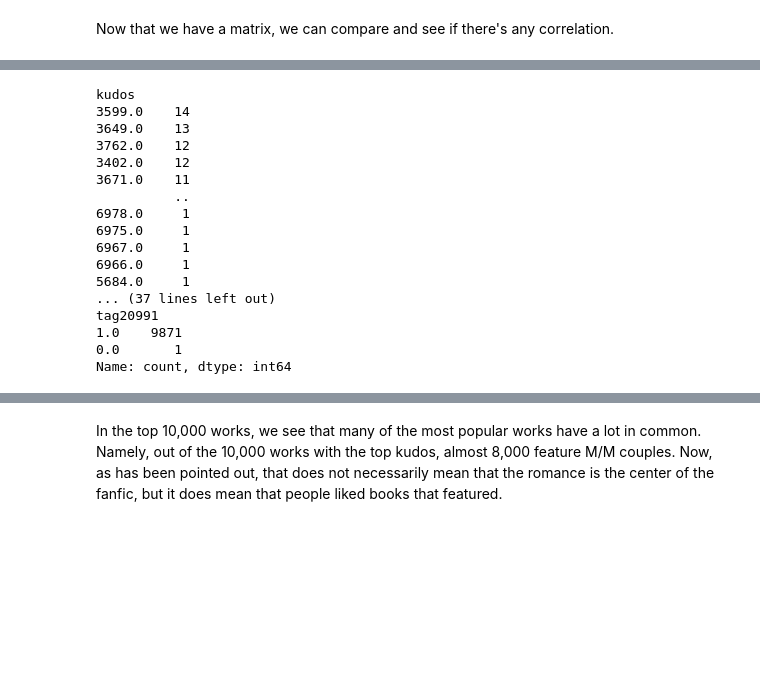
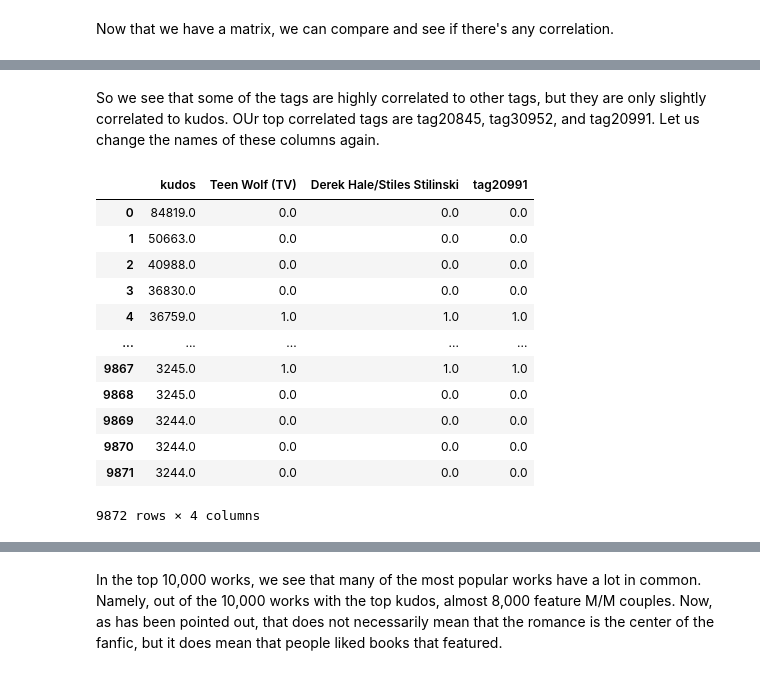
Before and after one commit to bekwashburn/COMP5360_Final_Project, a Jupyter notebook: COMP5360_data_CodeCat/Tags-Assessment.ipynb, the cells around one changed output, grey strips where cells are left out. Saved outputs shown, nothing was run; the diff lists cells and outputs as text; code cells hidden in the pictures; blank space fills up the shorter version.

```diff
--- a/COMP5360_data_CodeCat/Tags-Assessment.ipynb
+++ b/COMP5360_data_CodeCat/Tags-Assessment.ipynb
@@ -363,21 +408,28 @@ So we see that some of the tags are highly correlated to other tags, but they ar
-# %%
-for entry in corr_data.columns:
-    print(corr_data[entry].value_counts())
-# %% [output]
-kudos
-3599.0    14
-3649.0    13
-3762.0    12
-3402.0    12
-3671.0    11
-          ..
-6978.0     1
-6975.0     1
-6967.0     1
-6966.0     1
-5684.0     1
-... (37 lines left out)
-tag20991
-1.0    9871
-0.0       1
-Name: count, dtype: int64
+# %% [markdown]
+So we see that some of the tags are highly correlated to other tags, but they are only slightly correlated to kudos. OUr top correlated tags are tag20845, tag30952, and tag20991. Let us change the names of these columns again.
+# %%
+most_corr = corr_data[corr_data.columns[corr_data.columns.isin(["kudos", "tag20845", "tag20952", "tag20991"])]]
+
+tag_1 = all_tags[all_tags["tagId"]== 20845].reset_index()
+tag_2 = pop_story_tags1[pop_story_tags1["tagId"]== 20952].reset_index()
+tag_3 = all_tags[all_tags["tagId"]== 20991].reset_index()
+most_corr = most_corr.rename(columns={"tag20845": tag_1.loc[0, "name"],
+                                      "tag20952": tag_2.loc[0, "name"],
+                                      "Tag20991": tag_3.loc[0, "name"]})
+most_corr
+
+do ols
+# %% [output]
+|  | kudos | Teen Wolf (TV) | Derek Hale/Stiles Stilinski | tag20991 |
+| 0 | 84819.0 | 0.0 | 0.0 | 0.0 |
+| 1 | 50663.0 | 0.0 | 0.0 | 0.0 |
+| 2 | 40988.0 | 0.0 | 0.0 | 0.0 |
+| 3 | 36830.0 | 0.0 | 0.0 | 0.0 |
+| 4 | 36759.0 | 1.0 | 1.0 | 1.0 |
+| ... | ... | ... | ... | ... |
+| 9867 | 3245.0 | 1.0 | 1.0 | 1.0 |
+| 9868 | 3245.0 | 0.0 | 0.0 | 0.0 |
+| 9869 | 3244.0 | 0.0 | 0.0 | 0.0 |
+| 9870 | 3244.0 | 0.0 | 0.0 | 0.0 |
+| 9871 | 3244.0 | 0.0 | 0.0 | 0.0 |
+9872 rows × 4 columns
```
Also changed, not shown: parts of 6 cells of this notebook, 1 other file.
